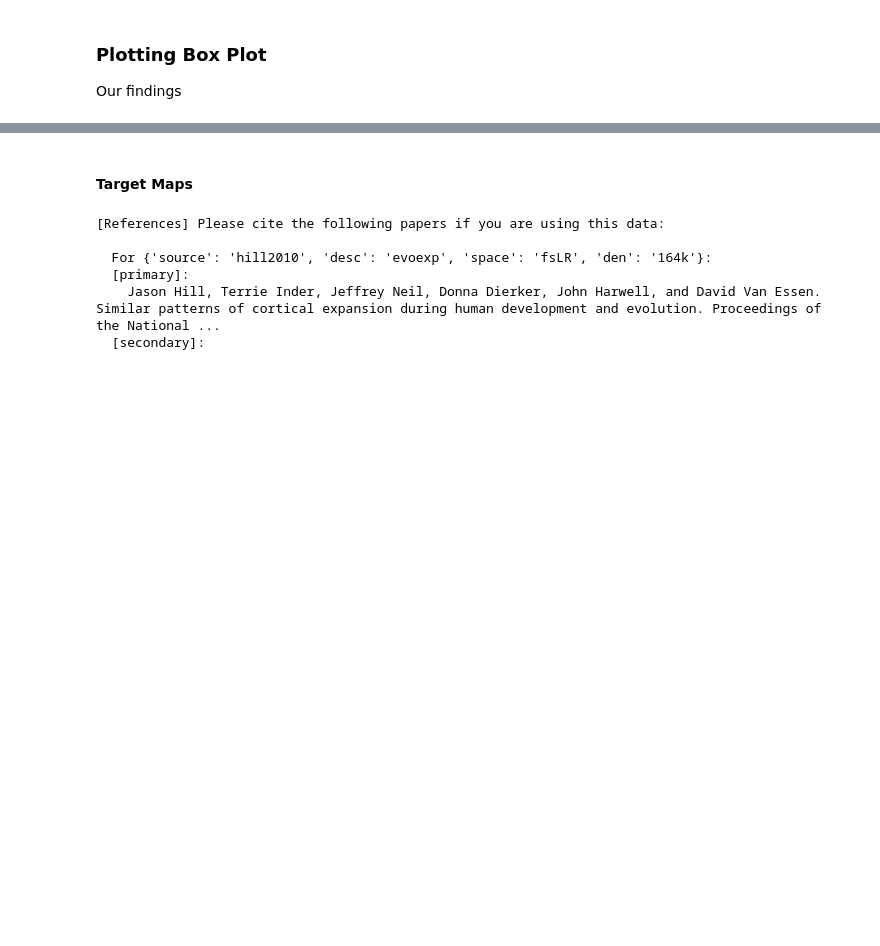
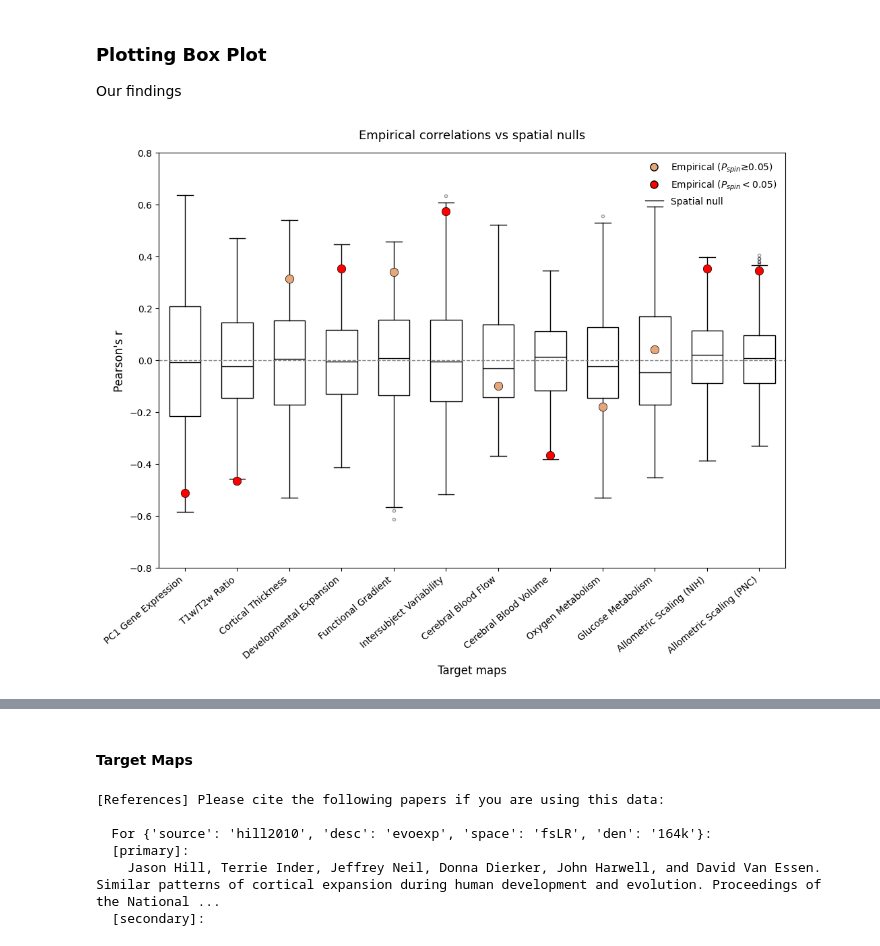
Before and after one commit to kesouder/dsc-neuroImages, a Jupyter notebook: main_code.ipynb, the cells around one changed output, grey strips where cells are left out. Cells and saved outputs as stored; diff of their text form; code cells hidden in the pictures; blank space fills up the shorter version.

```diff
--- a/main_code.ipynb
+++ b/main_code.ipynb
@@ -179,11 +179,11 @@ def full_spin_test(src: dict, trg: dict):
                }
     return results_dict
 # %%
-results = []
+results_spin_test = []
 for trg_map in target_maps:
-    results.append(full_spin_test(source_map, trg_map))
+    results_spin_test.append(full_spin_test(source_map, trg_map))
 
-results_df = pd.DataFrame(results)
+results_df = pd.DataFrame(results_spin_test)
 display(results_df)
 
 # note code took 80 minutes to run
@@ -284 +391,5 @@ Our findings
+# %%
+plot_box_plot(results_spin_test)
+# %% [output]
+[figure, added]
 # %%
```
Also changed, not shown: parts of 13 cells of this notebook.
